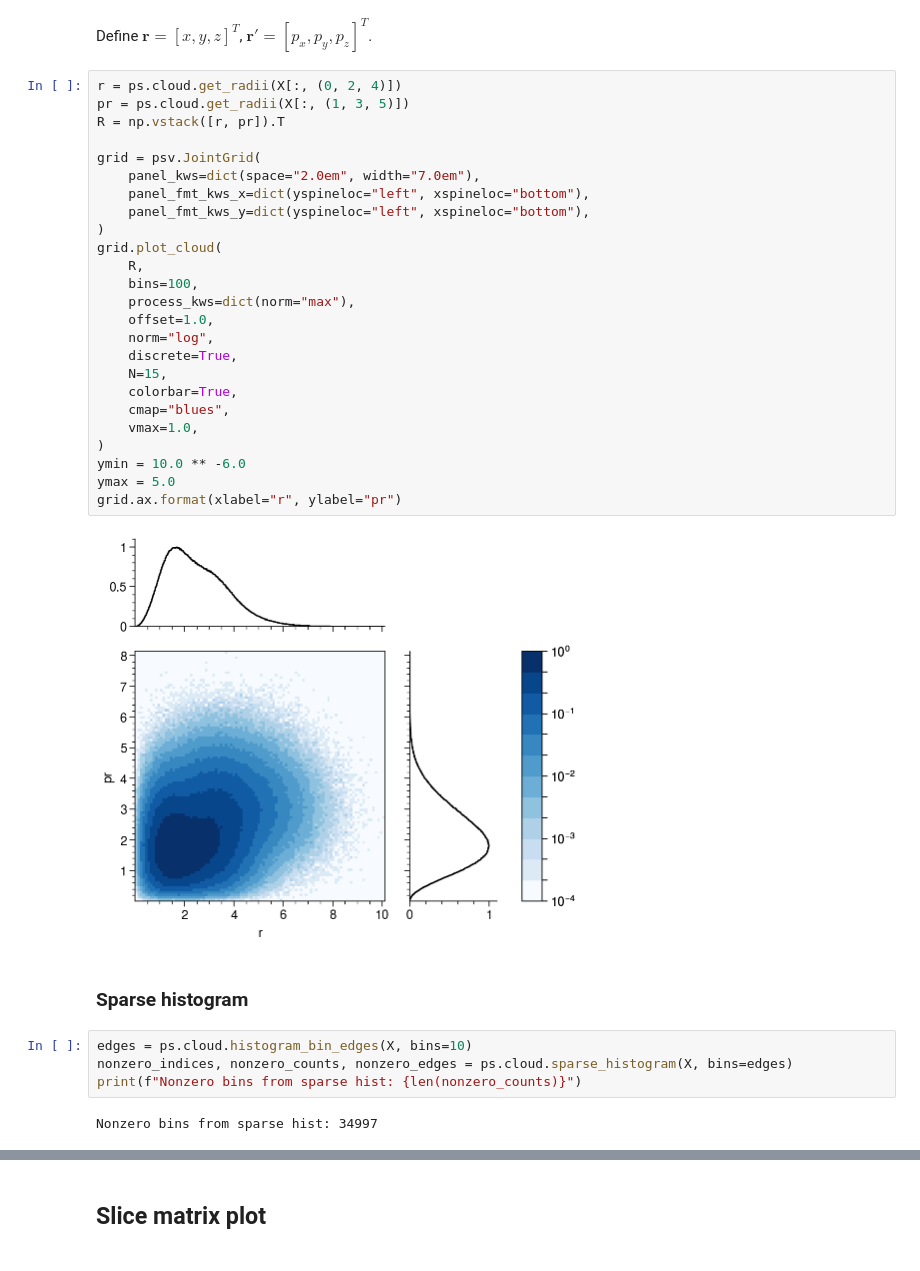
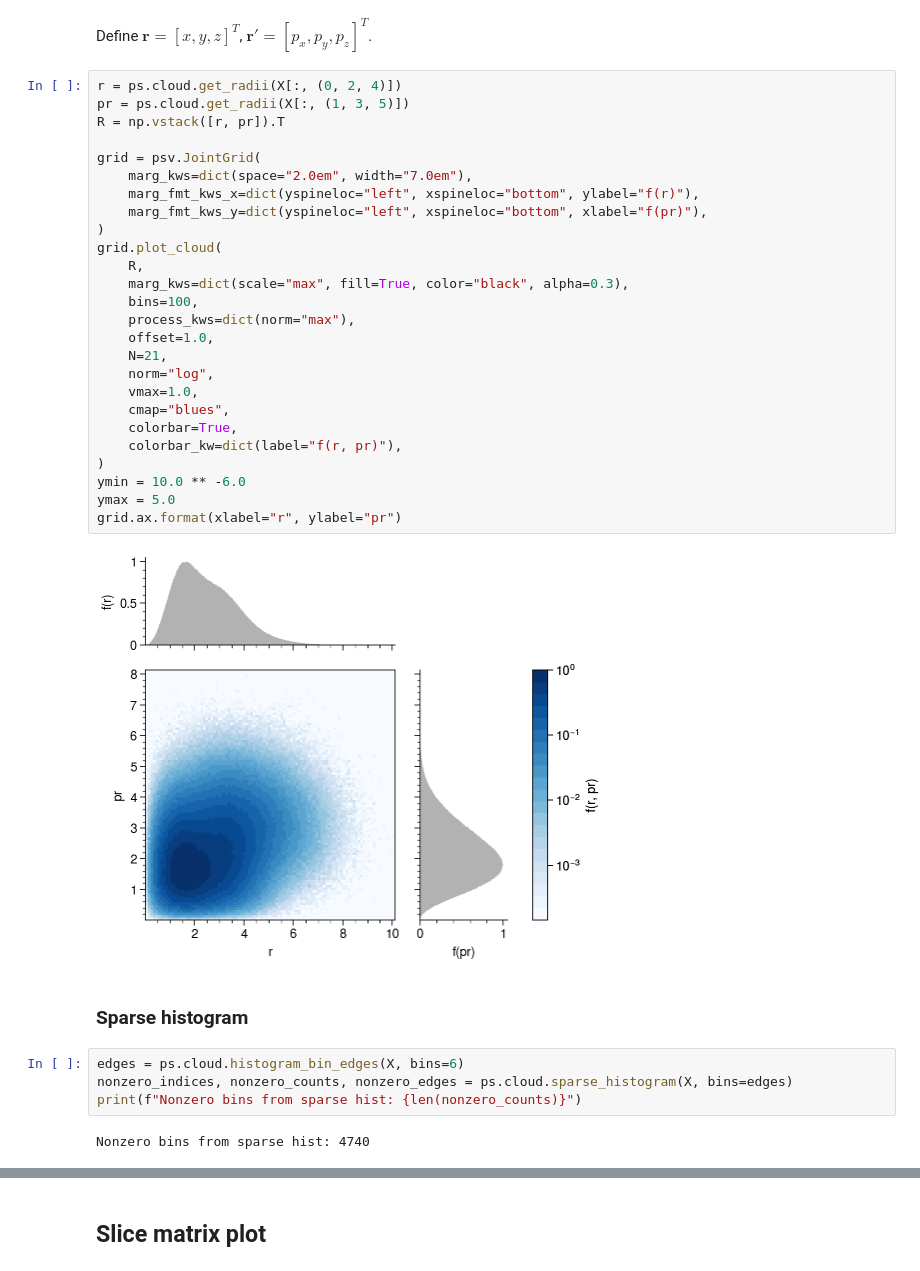
Before and after one commit to austin-hoover/ps-dist, a Jupyter notebook: examples/cloud.ipynb, the cells around one changed output, grey strips where cells are left out. Cells and saved outputs as stored; diff of their text form.

```diff
--- a/examples/cloud.ipynb
+++ b/examples/cloud.ipynb
@@ -260,38 +264,39 @@ Define $\mathbf{r} = [x, y, z]^T$, $\mathbf{r}' = [p_x, p_y, p_z]^T$.
 # %%
 r = ps.cloud.get_radii(X[:, (0, 2, 4)])
 pr = ps.cloud.get_radii(X[:, (1, 3, 5)])
 R = np.vstack([r, pr]).T
 
 grid = psv.JointGrid(
-    panel_kws=dict(space="2.0em", width="7.0em"),
-    panel_fmt_kws_x=dict(yspineloc="left", xspineloc="bottom"),
-    panel_fmt_kws_y=dict(yspineloc="left", xspineloc="bottom"),
+    marg_kws=dict(space="2.0em", width="7.0em"),
+    marg_fmt_kws_x=dict(yspineloc="left", xspineloc="bottom", ylabel="f(r)"),
+    marg_fmt_kws_y=dict(yspineloc="left", xspineloc="bottom", xlabel="f(pr)"),
 )
 grid.plot_cloud(
     R,
+    marg_kws=dict(scale="max", fill=True, color="black", alpha=0.3),
     bins=100,
     process_kws=dict(norm="max"),
     offset=1.0,
+    N=21,
     norm="log",
-    discrete=True,
-    N=15,
+    vmax=1.0,
+    cmap="blues",
     colorbar=True,
-    cmap="blues",
-    vmax=1.0,
+    colorbar_kw=dict(label="f(r, pr)"),
 )
 ymin = 10.0 ** -6.0
 ymax = 5.0
 grid.ax.format(xlabel="r", ylabel="pr")
 # %% [output]
-[figure, old version]
+[figure, new version]
 # %% [markdown]
 ### Sparse histogram
 # %%
-edges = ps.cloud.histogram_bin_edges(X, bins=10)
+edges = ps.cloud.histogram_bin_edges(X, bins=6)
 nonzero_indices, nonzero_counts, nonzero_edges = ps.cloud.sparse_histogram(X, bins=edges)
 print(f"Nonzero bins from sparse hist: {len(nonzero_counts)}")
 # %% [output]
-Nonzero bins from sparse hist: 34997
+Nonzero bins from sparse hist: 4740
 # %%
 hist, _ = ps.cloud.histogram(X, bins=edges)
 print(f"Nonzero bins from hist: {hist[hist > 0].size}")
```
Also changed, not shown: parts of 13 cells of this notebook.
